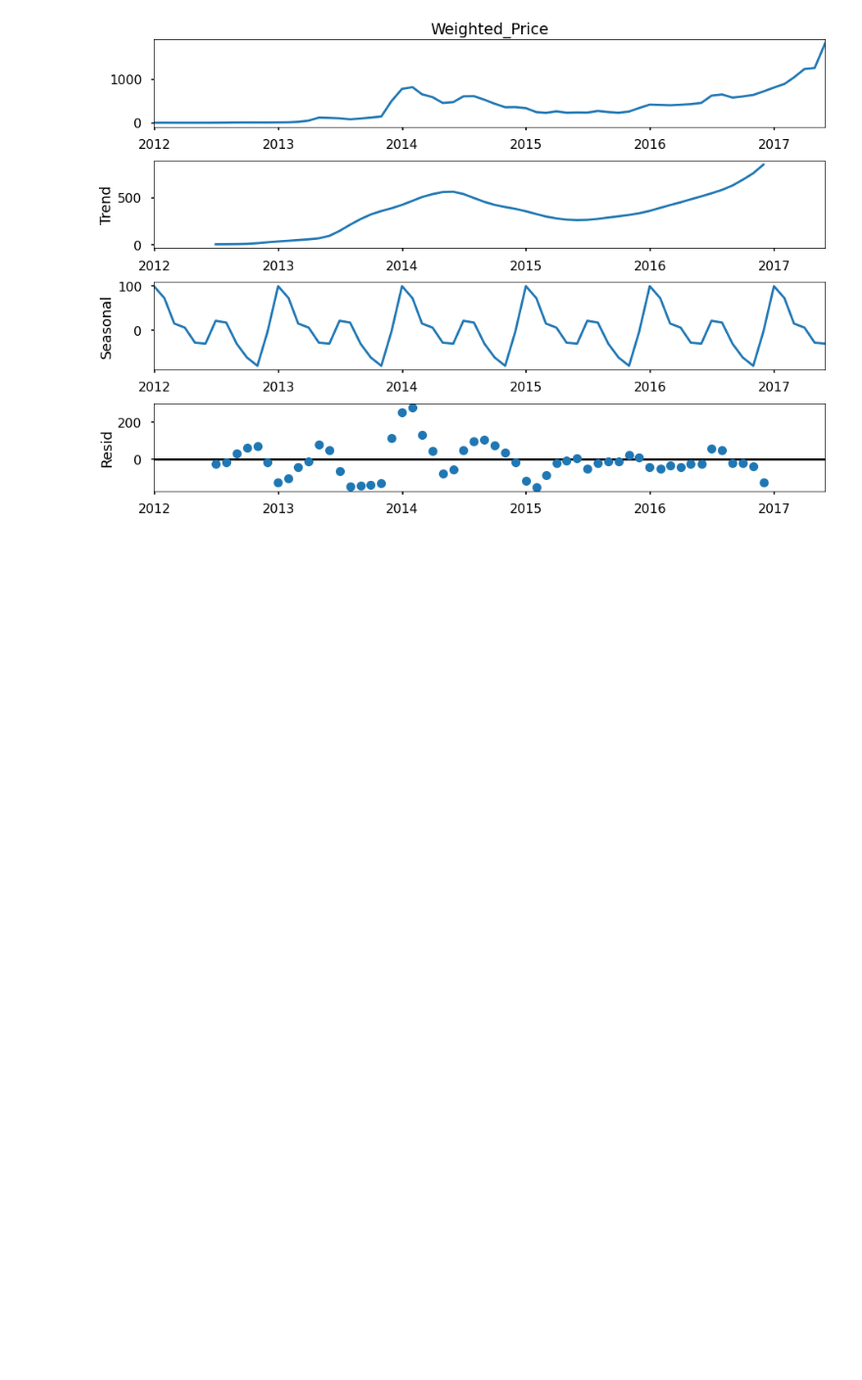
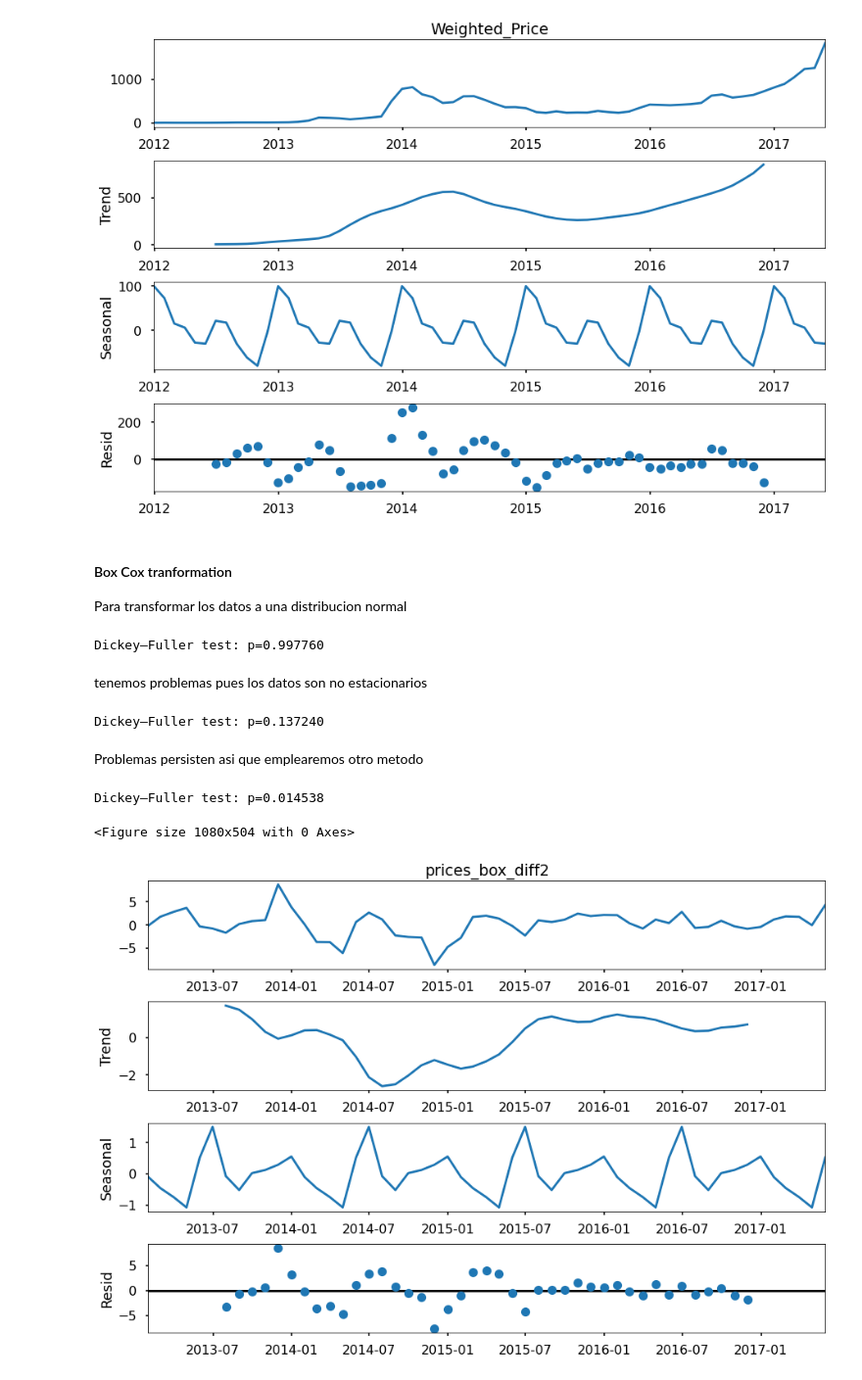
Before and after one commit to Rafa-77/Data-Analysis, a Jupyter notebook: 02 - Bitcoin Price Prediction/ARIMAmain.ipynb, the cells around one changed output. Shown at 98% size. Saved outputs shown, nothing was run; the diff lists cells and outputs as text; code cells hidden in the pictures; blank space fills up the shorter version.

```diff
--- a/02 - Bitcoin Price Prediction/ARIMAmain.ipynb
+++ b/02 - Bitcoin Price Prediction/ARIMAmain.ipynb
@@ -15,7 +15,7 @@ from datetime import datetime
 warnings.filterwarnings('ignore')
 plt.style.use('seaborn-poster')
 # %%
-df = pd.read_csv('D:/alex_/Documents/Programacion/DataSets/bitcoin-price/btceUSD_1-min_data_2012-01-01_to_2017-05-31.csv')
+df = pd.read_csv('./btceUSD_1-min_data_2012-01-01_to_2017-05-31.csv')
 df.head()
 # %% [output]
 |  | Timestamp | Open | High | Low | Close | Volume_(BTC) | Volume_(Currency) | Weighted_Price |
@@ -113,3 +113,38 @@ plt.show()
 Dickey–Fuller test: p=0.997760
 <Figure size 1080x504 with 0 Axes>
 [figure]
+# %% [markdown]
+#### Box Cox tranformation
+
+Para transformar los datos a una distribucion normal
+# %%
+# Box-Cox Transformations
+df_month['Weighted_Price_box'], lmbda = stats.boxcox(df_month.Weighted_Price)
+# Test de raices unitarias
+print("Dickey–Fuller test: p=%f" % sm.tsa.stattools.adfuller(df_month.Weighted_Price)[1])
+# %% [output]
+Dickey–Fuller test: p=0.997760
+# %% [markdown]
+tenemos problemas pues los datos son no estacionarios
+# %%
+# Seasonal differentiation
+df_month['prices_box_diff'] = df_month.Weighted_Price_box - df_month.Weighted_Price_box.shift(12)
+print("Dickey–Fuller test: p=%f" % sm.tsa.stattools.adfuller(df_month.prices_box_diff[12:])[1])
+# %% [output]
+Dickey–Fuller test: p=0.137240
+# %% [markdown]
+Problemas persisten asi que emplearemos otro metodo
+# %%
+# Regular differentiation
+df_month['prices_box_diff2'] = df_month.prices_box_diff - df_month.prices_box_diff.shift(1)
+plt.figure(figsize=(15,7))
+
+# STL-decomposition
+sm.tsa.seasonal_decompose(df_month.prices_box_diff2[13:]).plot()
+print("Dickey–Fuller test: p=%f" % sm.tsa.stattools.adfuller(df_month.prices_box_diff2[13:])[1])
+
+plt.show()
+# %% [output]
+Dickey–Fuller test: p=0.014538
+<Figure size 1080x504 with 0 Axes>
+[figure, added]
```
Also changed, not shown: parts of 10 cells of this notebook.
